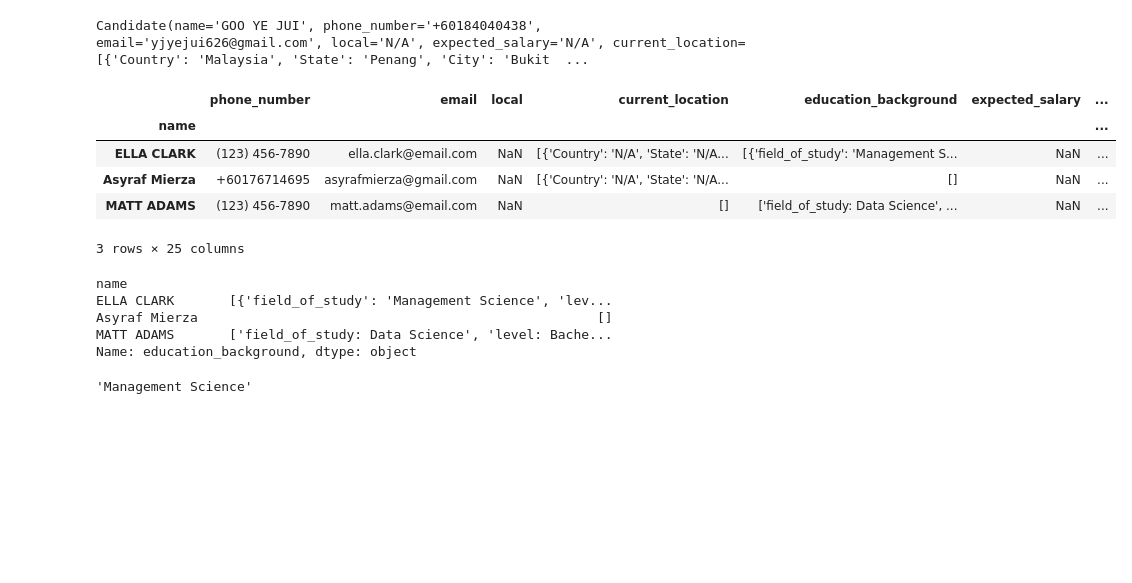
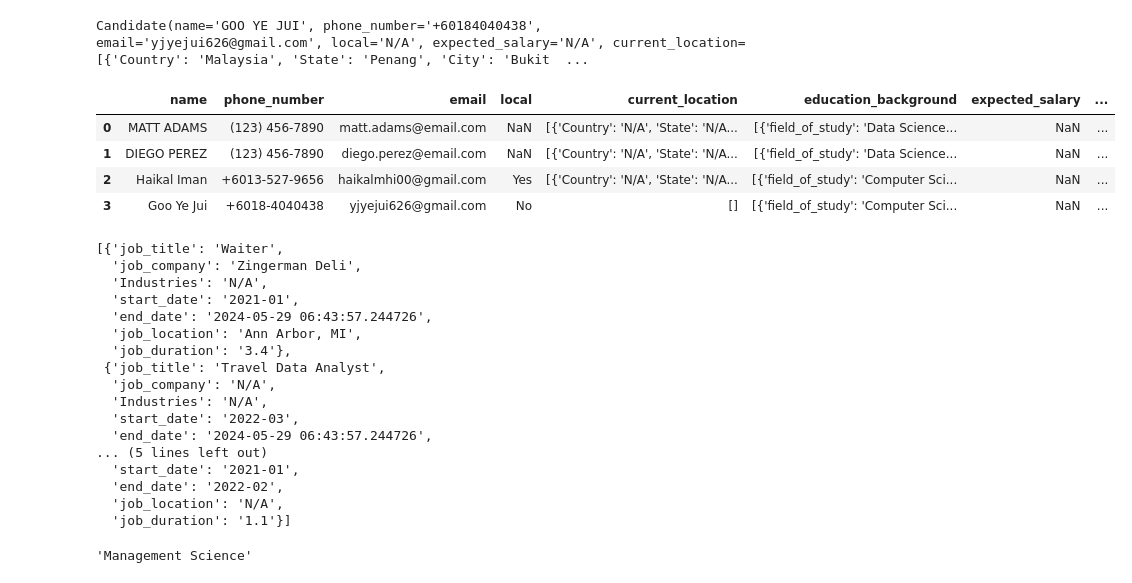
Before and after one commit to CthreeP0/Rag_project, a Jupyter notebook: fyp.ipynb, the cells around one changed output. Cells and saved outputs as stored; diff of their text form; code cells hidden in the pictures; blank space fills up the shorter version.

```diff
--- a/fyp.ipynb
+++ b/fyp.ipynb
@@ -137,23 +137,35 @@ result
 # %% [output]
 Candidate(name='GOO YE JUI', phone_number='+60184040438', email='yjyejui626@gmail.com', local='N/A', expected_salary='N/A', current_location=[{'Country': 'Malaysia', 'State': 'Penang', 'City': 'Bukit  ...
 # %%
-data_dict = pd.read_excel('/workspaces/fyp_goo/uploaded_files/IhawvlSuZQ6K/post_criteria_evaluation.xlsx',index_col=0)
+import pandas as pd
+data_dict = pd.read_excel('/workspaces/fyp_goo/uploaded_files/QBXSDyKdyurr/results.xlsx',index_col=0)
 data_dict
 # %% [output]
-|  | phone_number | email | local | current_location | education_background | expected_salary | ... |
-| name |  |  |  |  |  |  | ... |
-| ELLA CLARK | (123) 456-7890 | ella.clark@email.com | NaN | [{'Country': 'N/A', 'State': 'N/A... | [{'field_of_study': 'Management S... | NaN | ... |
-| Asyraf Mierza | +60176714695 | asyrafmierza@gmail.com | NaN | [{'Country': 'N/A', 'State': 'N/A... | [] | NaN | ... |
-| MATT ADAMS | (123) 456-7890 | matt.adams@email.com | NaN | [] | ['field_of_study: Data Science', ... | NaN | ... |
+|  | name | phone_number | email | local | current_location | education_background | expected_salary | ... |
+| 0 | MATT ADAMS | (123) 456-7890 | matt.adams@email.com | NaN | [{'Country': 'N/A', 'State': 'N/A... | [{'field_of_study': 'Data Science... | NaN | ... |
+| 1 | DIEGO PEREZ | (123) 456-7890 | diego.perez@email.com | NaN | [{'Country': 'N/A', 'State': 'N/A... | [{'field_of_study': 'Data Science... | NaN | ... |
+| 2 | Haikal Iman | +6013-527-9656 | haikalmhi00@gmail.com | Yes | [{'Country': 'N/A', 'State': 'N/A... | [{'field_of_study': 'Computer Sci... | NaN | ... |
+| 3 | Goo Ye Jui | +6018-4040438 | yjyejui626@gmail.com | No | [] | [{'field_of_study': 'Computer Sci... | NaN | ... |
-3 rows × 25 columns
-# %%
-data_dict['education_background']
-# %% [output]
-name
-ELLA CLARK       [{'field_of_study': 'Management Science', 'lev...
-Asyraf Mierza                                                   []
-MATT ADAMS       ['field_of_study: Data Science', 'level: Bache...
-Name: education_background, dtype: object
+# %%
+data_dict['previous_job_roles'][1]
+# %% [output]
+[{'job_title': 'Waiter',
+  'job_company': 'Zingerman Deli',
+  'Industries': 'N/A',
+  'start_date': '2021-01',
+  'end_date': '2024-05-29 06:43:57.244726',
+  'job_location': 'Ann Arbor, MI',
+  'job_duration': '3.4'},
+ {'job_title': 'Travel Data Analyst',
+  'job_company': 'N/A',
+  'Industries': 'N/A',
+  'start_date': '2022-03',
+  'end_date': '2024-05-29 06:43:57.244726',
+... (5 lines left out)
+  'start_date': '2021-01',
+  'end_date': '2022-02',
+  'job_location': 'N/A',
+  'job_duration': '1.1'}]
 # %%
 import pandas as pd
 import json
```
Also changed, not shown: parts of 1 cell of this notebook, 5 other files.
